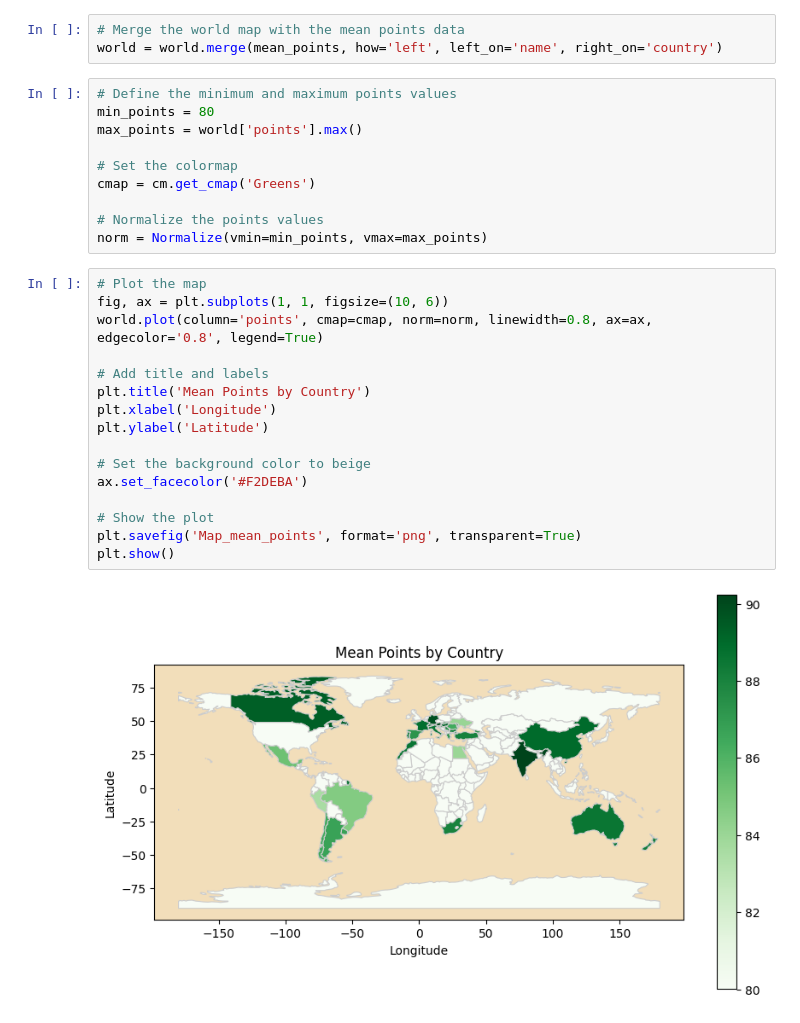
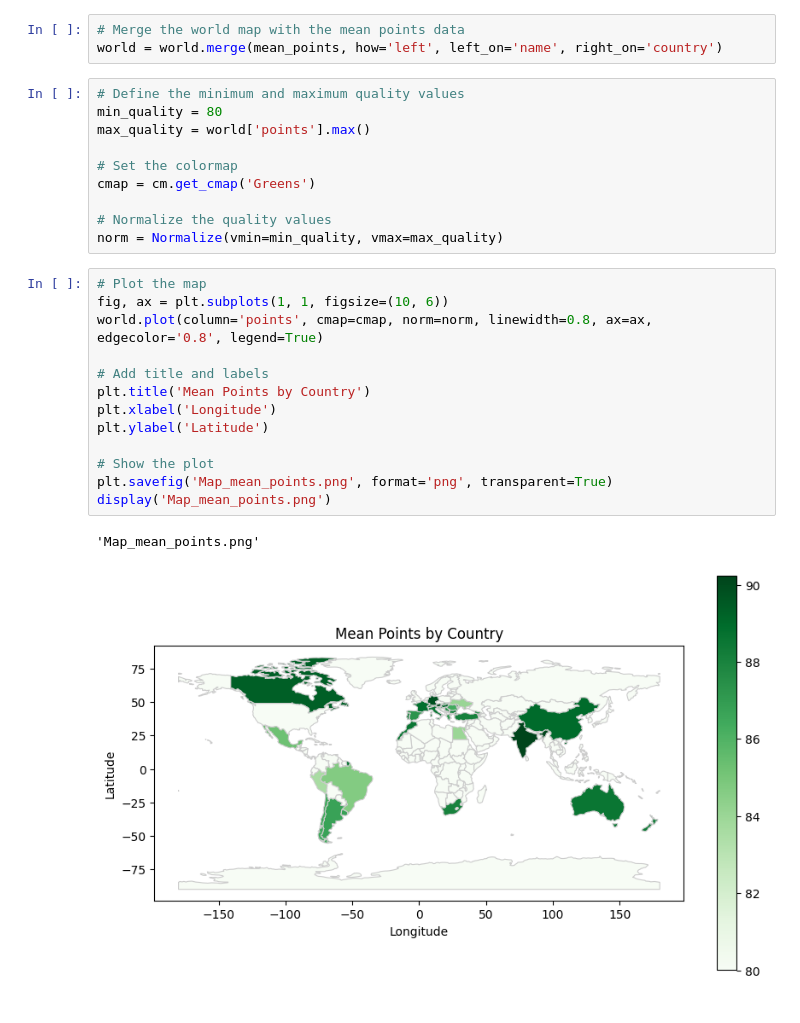
Before and after one commit to dilara444/TechLabsDUS_WineNot, a Jupyter notebook: notebooks/Katya-notebook.ipynb, the cells around one changed output. Drawn from its saved outputs; the diff is of its cells as text.

```diff
--- a/notebooks/Katya-notebook.ipynb
+++ b/notebooks/Katya-notebook.ipynb
@@ -160,30 +160,28 @@ world = gpd.read_file(gpd.datasets.get_path('naturalearth_lowres'))
 # Merge the world map with the mean points data
 world = world.merge(mean_points, how='left', left_on='name', right_on='country')
 # %%
-# Define the minimum and maximum points values
-min_points = 80
-max_points = world['points'].max()
+# Define the minimum and maximum quality values
+min_quality = 80
+max_quality = world['points'].max()
 
 # Set the colormap
 cmap = cm.get_cmap('Greens')
 
-# Normalize the points values
-norm = Normalize(vmin=min_points, vmax=max_points)
+# Normalize the quality values
+norm = Normalize(vmin=min_quality, vmax=max_quality)
 # %%
 # Plot the map
 fig, ax = plt.subplots(1, 1, figsize=(10, 6))
 world.plot(column='points', cmap=cmap, norm=norm, linewidth=0.8, ax=ax, edgecolor='0.8', legend=True)
 
 # Add title and labels
 plt.title('Mean Points by Country')
 plt.xlabel('Longitude')
 plt.ylabel('Latitude')
 
-# Set the background color to beige
-ax.set_facecolor('#F2DEBA')
-
 # Show the plot
-plt.savefig('Map_mean_points', format='png', transparent=True)
-plt.show()
+plt.savefig('Map_mean_points.png', format='png', transparent=True)
+display('Map_mean_points.png')
 # %% [output]
+'Map_mean_points.png'
-[figure, old version]
+[figure, new version]
```
Also changed, not shown: parts of 1 cell of this notebook.
